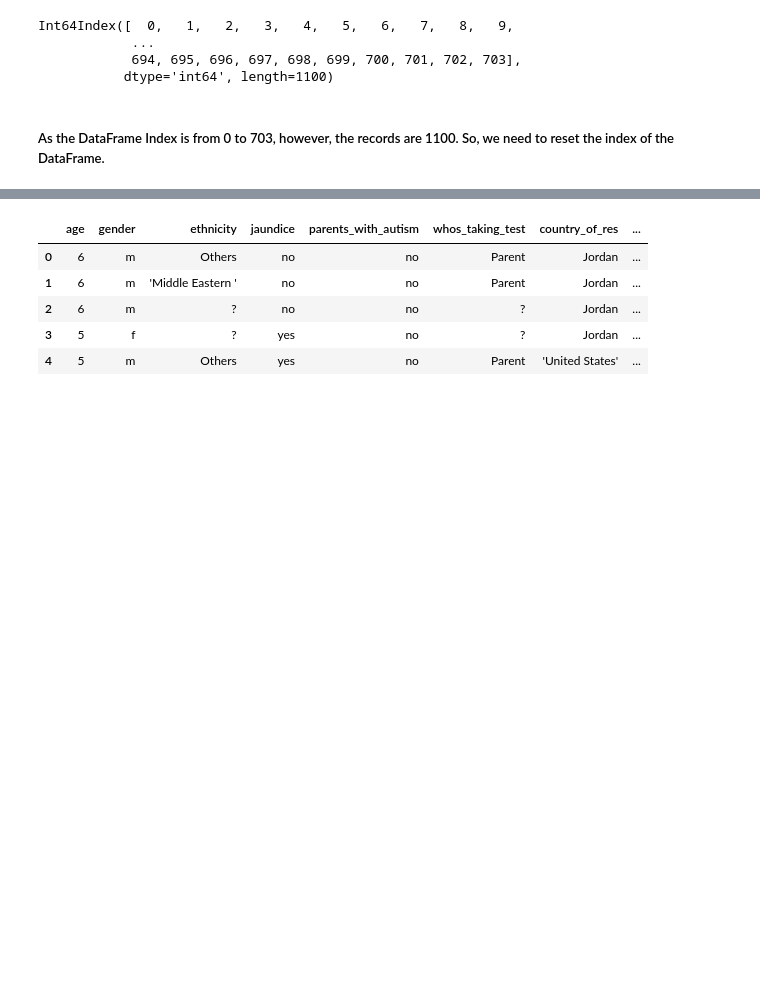
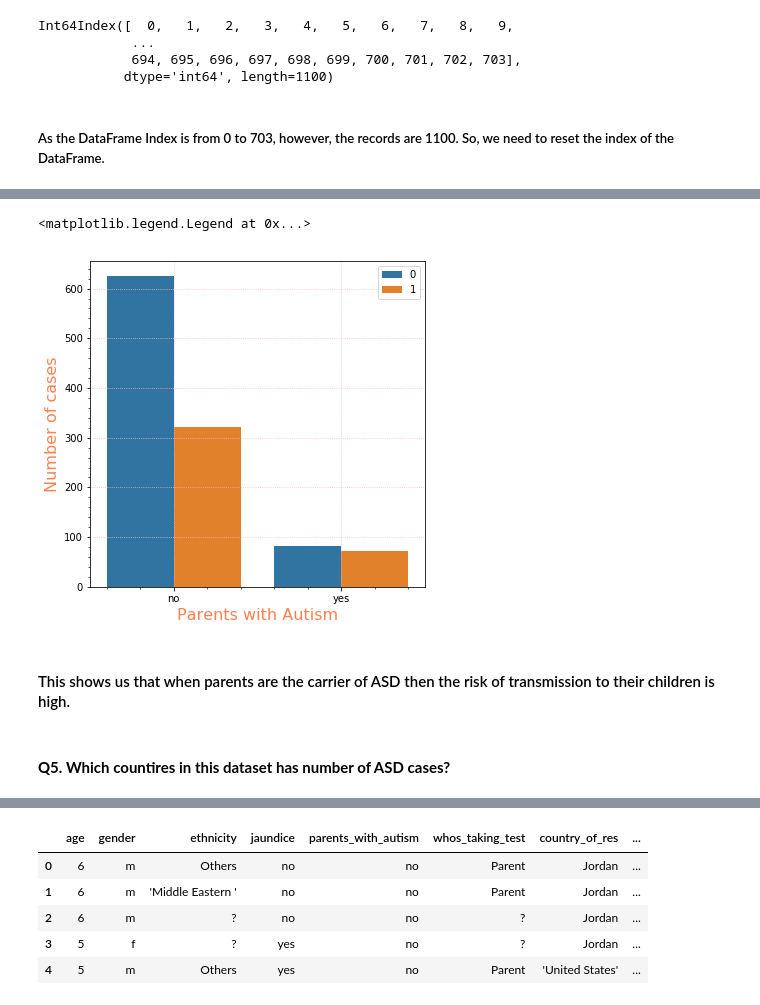
Before and after one commit to raj-shr-git/UW_Score_prediction_against_ASD, a Jupyter notebook: ASD_Prediction.ipynb, the cells around one changed output, grey strips where cells are left out. Cells and saved outputs as stored; diff of their text form; code cells hidden in the pictures; blank space fills up the shorter version.

```diff
--- a/ASD_Prediction.ipynb
+++ b/ASD_Prediction.ipynb
@@ -250,0 +316,18 @@ ASD_df.reset_index(drop=True,inplace=True)
+# %%
+parents_label_df = pd.DataFrame(ASD_df_eda.groupby(['parents_with_autism','ASD_Label']).count()['gender'])
+parents_label_df.reset_index(inplace=True)
+# %%
+plt.figure(figsize=(6,6))
+sns.barplot(x='parents_with_autism',y='gender',hue='ASD_Label',data=parents_label_df)
+plt.minorticks_on()
+plt.grid(which='major',linestyle=':',color='lightpink')
+plt.xlabel("Parents with Autism",fontdict=l_font)
+plt.ylabel("Number of cases",fontdict=l_font)
+plt.legend()
+# %% [output]
+<matplotlib.legend.Legend at 0x...>
+[figure, added]
+# %% [markdown]
+#### This shows us that when parents are the carrier of ASD then the risk of transmission to their children is high.
+# %% [markdown]
+#### **Q5. Which countires in this dataset has number of ASD cases?**
```
Also changed, not shown: parts of 40 cells of this notebook.
